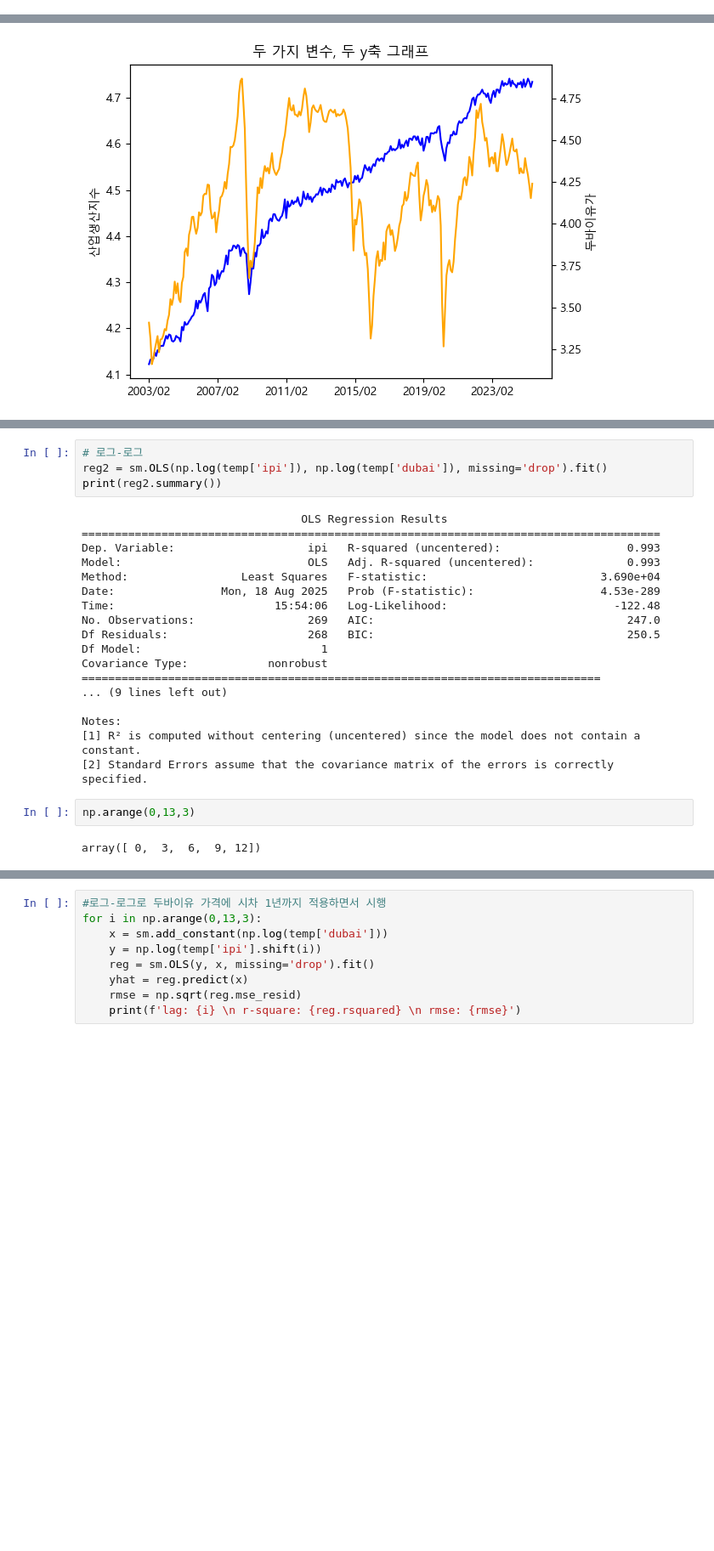
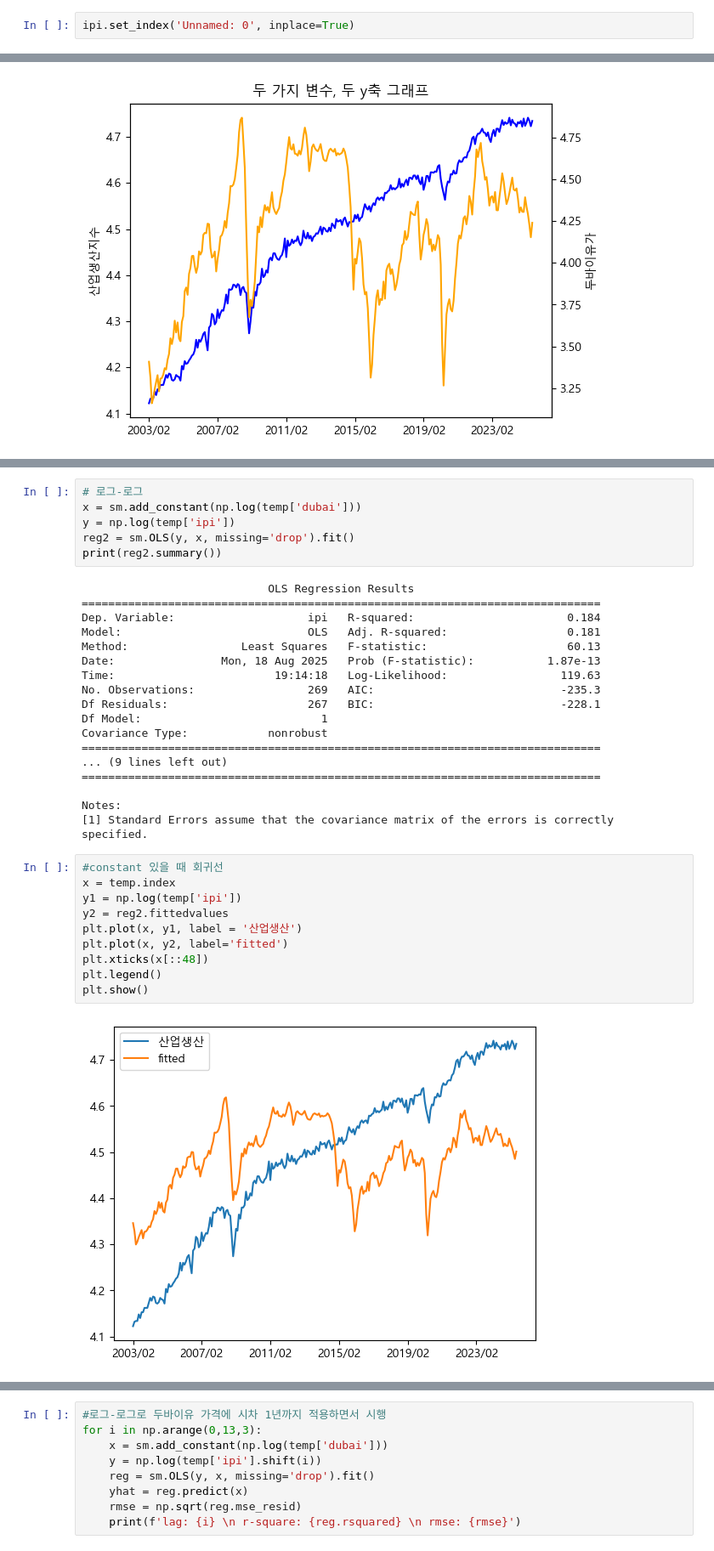
Before and after one commit to yyunjioh/2025.08_LS_Quant_1, a Jupyter notebook: week3/crude.ipynb, the cells around one changed output, grey strips where cells are left out. Shown at 85% size. Saved outputs shown, nothing was run; the diff lists cells and outputs as text; blank space fills up the shorter version.

```diff
--- a/week3/crude.ipynb
+++ b/week3/crude.ipynb
@@ -223,2 +262,4 @@ ipi
+# %%
+ipi.set_index('Unnamed: 0', inplace=True)
 # %%
 dubai = comm.drop(comm.index[0])['dubai']
@@ -267,26 +328,36 @@ Notes:
 # %%
 # 로그-로그
-reg2 = sm.OLS(np.log(temp['ipi']), np.log(temp['dubai']), missing='drop').fit()
+x = sm.add_constant(np.log(temp['dubai']))
+y = np.log(temp['ipi'])
+reg2 = sm.OLS(y, x, missing='drop').fit()
 print(reg2.summary())
 # %% [output]
-                                 OLS Regression Results
-=======================================================================================
-Dep. Variable:                    ipi   R-squared (uncentered):                   0.993
-Model:                            OLS   Adj. R-squared (uncentered):              0.993
-Method:                 Least Squares   F-statistic:                          3.690e+04
-Date:                Mon, 18 Aug 2025   Prob (F-statistic):                   4.53e-289
-Time:                        15:54:06   Log-Likelihood:                         -122.48
-No. Observations:                 269   AIC:                                      247.0
-Df Residuals:                     268   BIC:                                      250.5
+                            OLS Regression Results
+==============================================================================
+Dep. Variable:                    ipi   R-squared:                       0.184
+Model:                            OLS   Adj. R-squared:                  0.181
+Method:                 Least Squares   F-statistic:                     60.13
+Date:                Mon, 18 Aug 2025   Prob (F-statistic):           1.87e-13
+Time:                        19:14:18   Log-Likelihood:                 119.63
+No. Observations:                 269   AIC:                            -235.3
+Df Residuals:                     267   BIC:                            -228.1
 Df Model:                           1
 Covariance Type:            nonrobust
 ==============================================================================
 ... (9 lines left out)
+==============================================================================
 
 Notes:
-[1] R² is computed without centering (uncentered) since the model does not contain a constant.
-[2] Standard Errors assume that the covariance matrix of the errors is correctly specified.
+[1] Standard Errors assume that the covariance matrix of the errors is correctly specified.
-# %%
-np.arange(0,13,3)
-# %% [output]
-array([ 0,  3,  6,  9, 12])
+# %%
+#constant 있을 때 회귀선
+x = temp.index
+y1 = np.log(temp['ipi'])
+y2 = reg2.fittedvalues
+plt.plot(x, y1, label = '산업생산')
+plt.plot(x, y2, label='fitted')
+plt.xticks(x[::48])
+plt.legend()
+plt.show()
+# %% [output]
+[figure, added]
```
Also changed, not shown: parts of 45 cells of this notebook, 3 other files.
